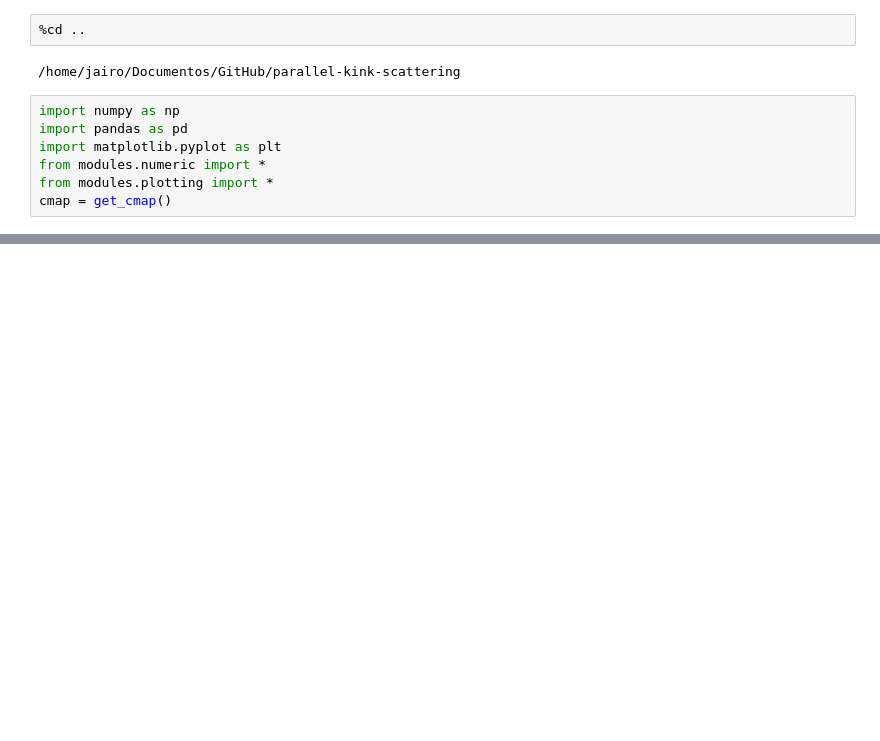
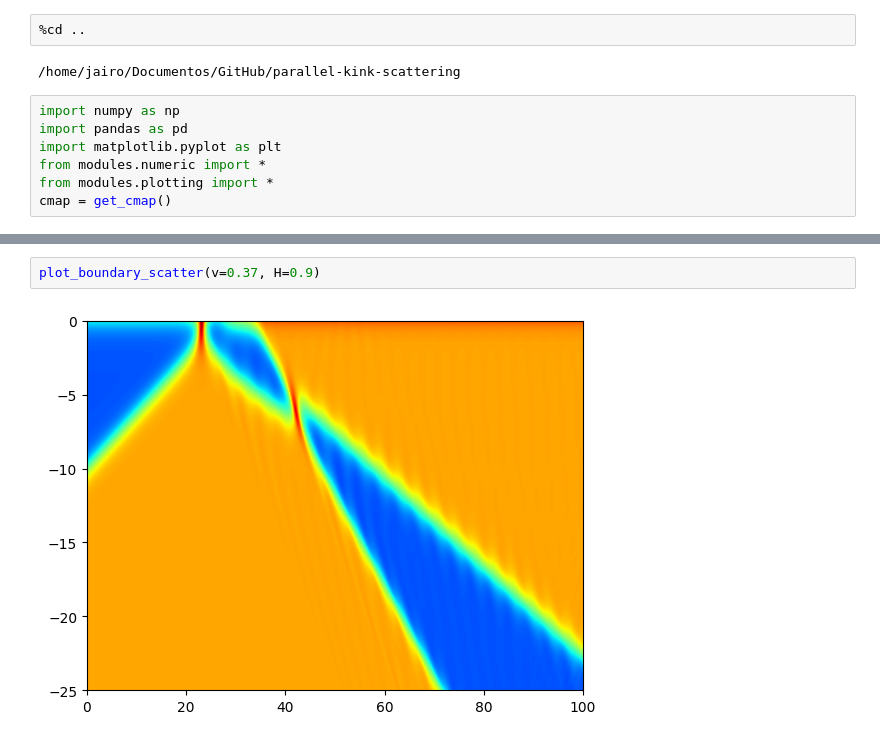
Before and after one commit to JairoSSantos/parallel-kink-scattering, a Jupyter notebook: notebooks/experiments.ipynb, the cells around one changed output, grey strips where cells are left out. Cells and saved outputs as stored; diff of their text form; blank space fills up the shorter version.

```diff
--- a/notebooks/experiments.ipynb
+++ b/notebooks/experiments.ipynb
@@ -40,0 +48,4 @@ plt.xlim(0, 100)
+# %%
+plot_boundary_scatter(v=0.37, H=0.9)
+# %% [output]
+[figure, added]
```
Also changed, not shown: parts of 8 cells of this notebook, 1 other file.
